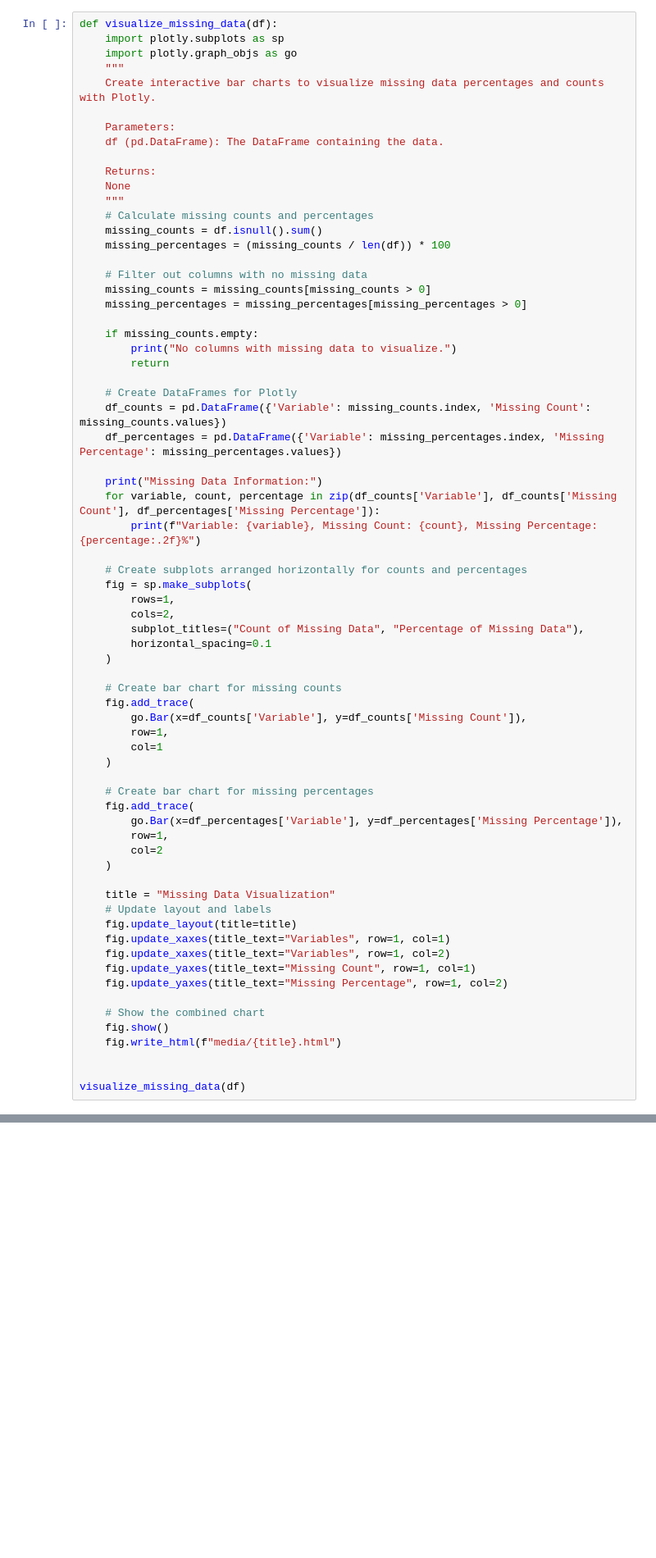
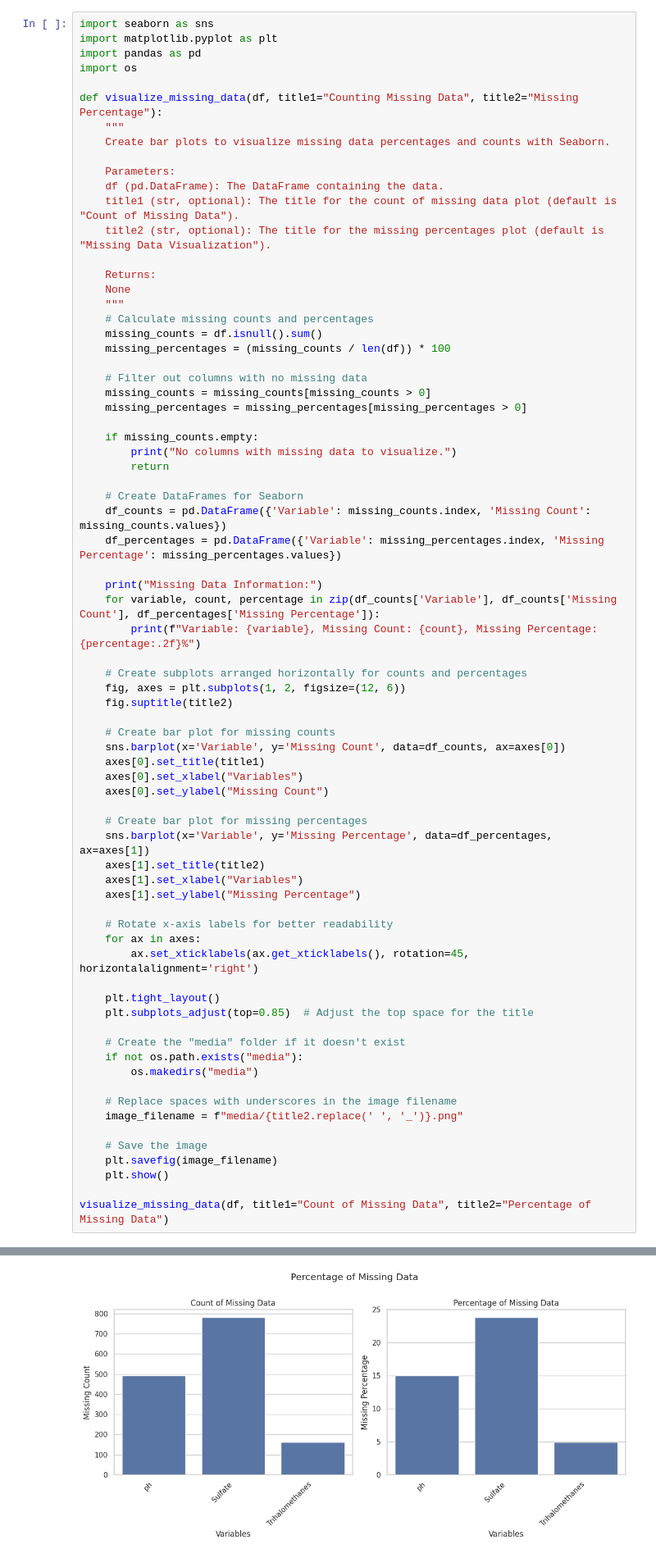
Before and after one commit to s33ding/dataops_water_quality_potability_prediction, a Jupyter notebook: modeling.ipynb, the cells around one changed output, grey strips where cells are left out. Shown: that part at 82% size. Drawn from its saved outputs; the diff is of its cells as text; blank space fills up the shorter version.

```diff
--- a/modeling.ipynb
+++ b/modeling.ipynb
@@ -122,14 +116,19 @@ These statistics summarize the key aspects of water quality in the dataset.
 ---
 ##### ANALYSING THE MISSING DATA
 # %%
-def visualize_missing_data(df):
-    import plotly.subplots as sp
-    import plotly.graph_objs as go
+import seaborn as sns
+import matplotlib.pyplot as plt
+import pandas as pd
+import os
+
+def visualize_missing_data(df, title1="Counting Missing Data", title2="Missing Percentage"):
     """
-    Create interactive bar charts to visualize missing data percentages and counts with Plotly.
+    Create bar plots to visualize missing data percentages and counts with Seaborn.
 
     Parameters:
     df (pd.DataFrame): The DataFrame containing the data.
+    title1 (str, optional): The title for the count of missing data plot (default is "Count of Missing Data").
+    title2 (str, optional): The title for the missing percentages plot (default is "Missing Data Visualization").
 
     Returns:
     None
@@ -146,7 +145,7 @@ def visualize_missing_data(df):
         print("No columns with missing data to visualize.")
         return
 
-    # Create DataFrames for Plotly
+    # Create DataFrames for Seaborn
     df_counts = pd.DataFrame({'Variable': missing_counts.index, 'Missing Count': missing_counts.values})
     df_percentages = pd.DataFrame({'Variable': missing_percentages.index, 'Missing Percentage': missing_percentages.values})
 
@@ -155,41 +154,40 @@ def visualize_missing_data(df):
         print(f"Variable: {variable}, Missing Count: {count}, Missing Percentage: {percentage:.2f}%")
 
     # Create subplots arranged horizontally for counts and percentages
-    fig = sp.make_subplots(
-        rows=1,
-        cols=2,
-        subplot_titles=("Count of Missing Data", "Percentage of Missing Data"),
-        horizontal_spacing=0.1
-    )
+    fig, axes = plt.subplots(1, 2, figsize=(12, 6))
+    fig.suptitle(title2)
 
-    # Create bar chart for missing counts
-    fig.add_trace(
-        go.Bar(x=df_counts['Variable'], y=df_counts['Missing Count']),
-        row=1,
-        col=1
-    )
+    # Create bar plot for missing counts
+    sns.barplot(x='Variable', y='Missing Count', data=df_counts, ax=axes[0])
+    axes[0].set_title(title1)
+    axes[0].set_xlabel("Variables")
+    axes[0].set_ylabel("Missing Count")
 
-    # Create bar chart for missing percentages
-    fig.add_trace(
-        go.Bar(x=df_percentages['Variable'], y=df_percentages['Missing Percentage']),
-        row=1,
-        col=2
-    )
+    # Create bar plot for missing percentages
+    sns.barplot(x='Variable', y='Missing Percentage', data=df_percentages, ax=axes[1])
+    axes[1].set_title(title2)
+    axes[1].set_xlabel("Variables")
+    axes[1].set_ylabel("Missing Percentage")
 
-    title = "Missing Data Visualization"
-    # Update layout and labels
-    fig.update_layout(title=title)
-    fig.update_xaxes(title_text="Variables", row=1, col=1)
-    fig.update_xaxes(title_text="Variables", row=1, col=2)
-    fig.update_yaxes(title_text="Missing Count", row=1, col=1)
-    fig.update_yaxes(title_text="Missing Percentage", row=1, col=2)
+    # Rotate x-axis labels for better readability
+    for ax in axes:
+        ax.set_xticklabels(ax.get_xticklabels(), rotation=45, horizontalalignment='right')
 
-    # Show the combined chart
-    fig.show()
-    fig.write_html(f"media/{title}.html")
+    plt.tight_layout()
+    plt.subplots_adjust(top=0.85)  # Adjust the top space for the title
 
+    # Create the "media" folder if it doesn't exist
+    if not os.path.exists("media"):
+        os.makedirs("media")
 
-visualize_missing_data(df)
+    # Replace spaces with underscores in the image filename
+    image_filename = f"media/{title2.replace(' ', '_')}.png"
+
+    # Save the image
+    plt.savefig(image_filename)
+    plt.show()
+
+visualize_missing_data(df, title1="Count of Missing Data", title2="Percentage of Missing Data")
 # %% [output]
 Missing Data Information:
 Variable: ph, Missing Count: 491, Missing Percentage: 14.99%
@@ -198,3 +197,4 @@ Variable: Trihalomethanes, Missing Count: 162, Missing Percentage: 4.95%
+[figure, added]
 # %% [markdown]
 The dataset presents missing data in three key columns: "ph," "Sulfate," and "Trihalomethanes," with varying degrees of absence. "ph" exhibits a moderate level of missingness at around 15%, suggesting that imputation or careful handling of these missing values may be necessary to preserve data integrity. In contrast, the "Sulfate" column faces a more substantial challenge, with nearly 24% of its values missing. Addressing this gap in the data is crucial, potentially requiring advanced imputation techniques or an assessment of the impact on the intended analysis. Lastly, the "Trihalomethanes" column has a relatively low missing percentage of approximately 5%, which allows for more straightforward handling, such as imputation or considering the minimal effect on analyses. The approach to handling missing data should be tailored to each variable's importance and the specific analytical objectives.
 # %% [markdown]
```
Also changed, not shown: parts of 9 cells of this notebook, 1 other file.
